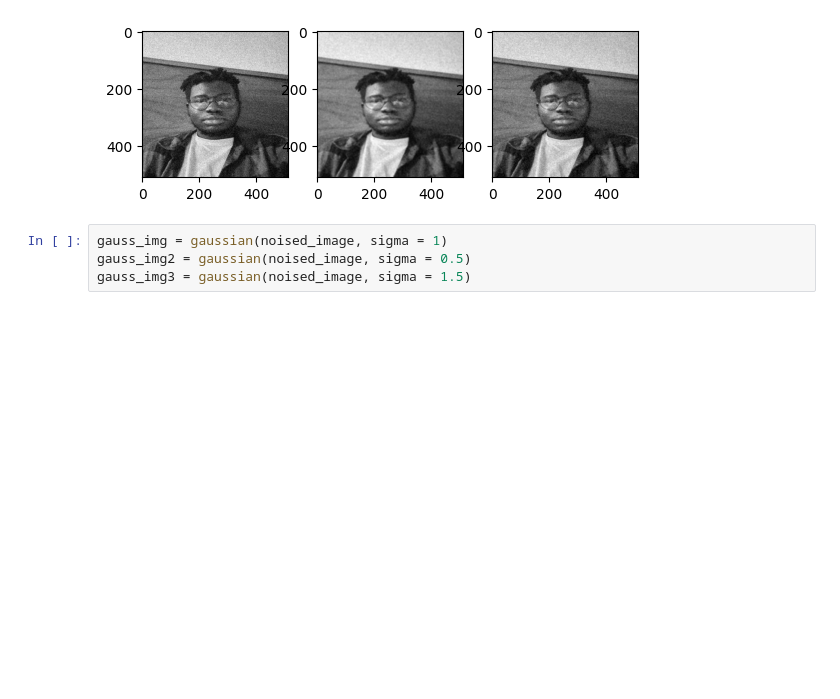
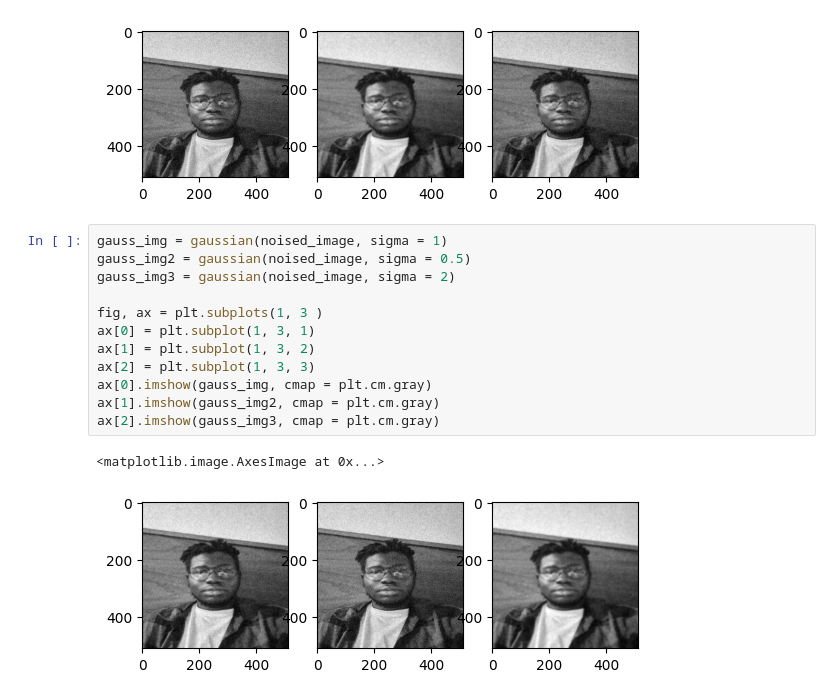
Before and after one commit to Waranika/DCU-EE425-IPA, a Jupyter notebook: Assignement/Part1.ipynb, the cells around one changed output. Saved outputs shown, nothing was run; the diff lists cells and outputs as text; blank space fills up the shorter version.

```diff
--- a/Assignement/Part1.ipynb
+++ b/Assignement/Part1.ipynb
@@ -67,7 +67,18 @@ ax[2].imshow(filtered, cmap = plt.cm.gray)
 # %% [output]
 <matplotlib.image.AxesImage at 0x...>
 [figure]
-# %%
-gauss_img = gaussian(noised_image, sigma = 1)
-gauss_img2 = gaussian(noised_image, sigma = 0.5)
-gauss_img3 = gaussian(noised_image, sigma = 1.5)
+# %%
+gauss_img = gaussian(noised_image, sigma = 1)
+gauss_img2 = gaussian(noised_image, sigma = 0.5)
+gauss_img3 = gaussian(noised_image, sigma = 2)
+
+fig, ax = plt.subplots(1, 3 )
+ax[0] = plt.subplot(1, 3, 1)
+ax[1] = plt.subplot(1, 3, 2)
+ax[2] = plt.subplot(1, 3, 3)
+ax[0].imshow(gauss_img, cmap = plt.cm.gray)
+ax[1].imshow(gauss_img2, cmap = plt.cm.gray)
+ax[2].imshow(gauss_img3, cmap = plt.cm.gray)
+# %% [output]
+<matplotlib.image.AxesImage at 0x...>
+[figure, added]
```
